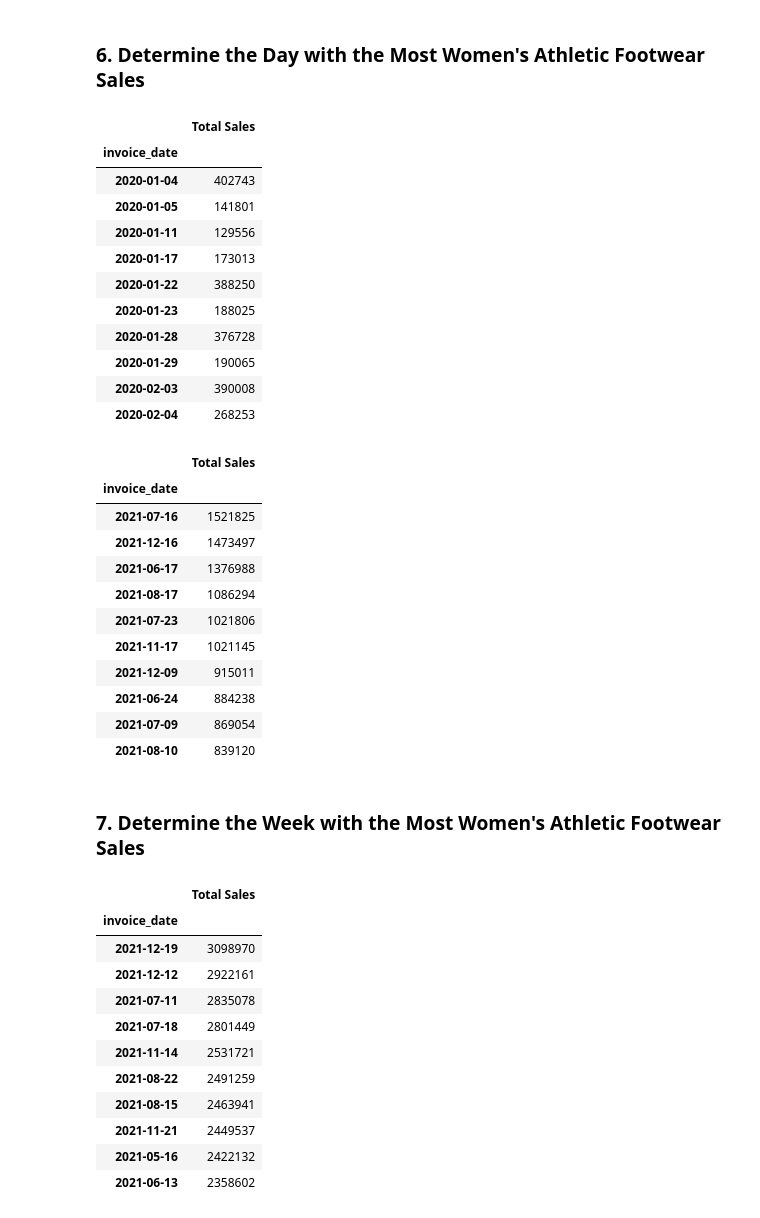
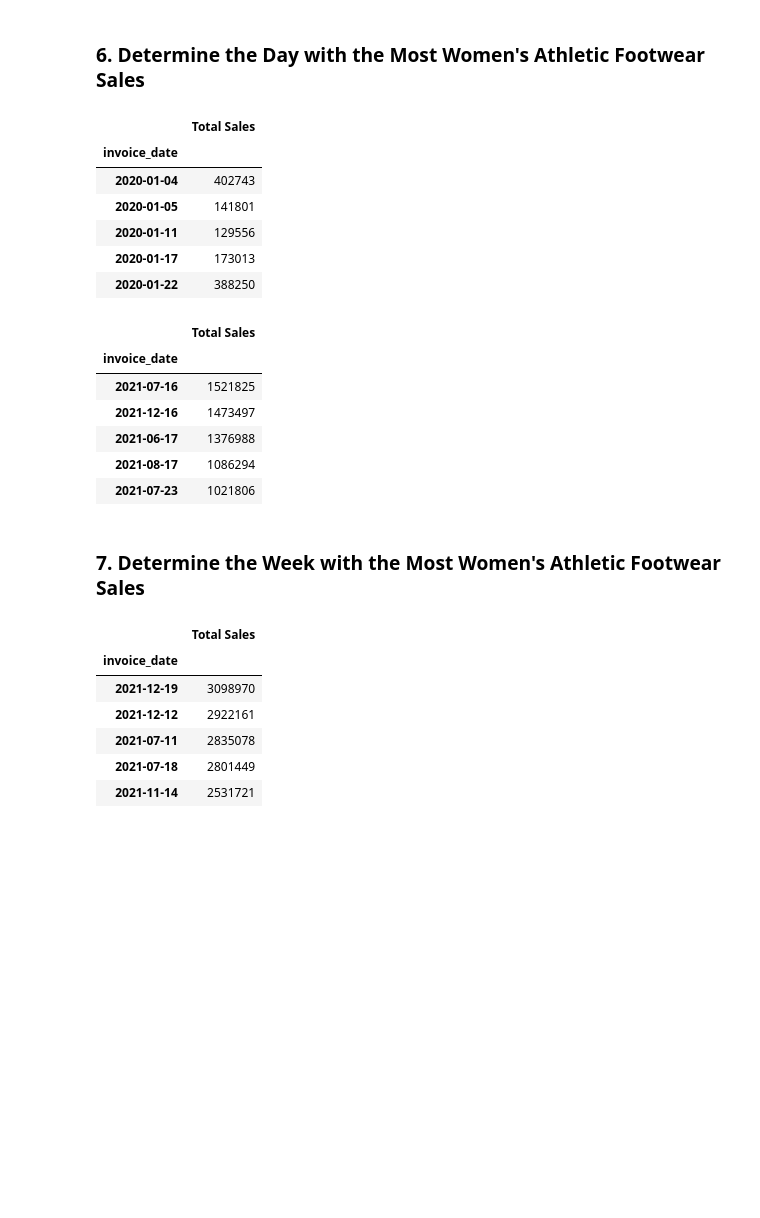
Before and after one commit to elcooney/athletic_sales_analysis, a Jupyter notebook: athletic_sales_analysis.ipynb, the cells around one changed output. Drawn from its saved outputs; the diff is of its cells as text; code cells hidden in the pictures; blank space fills up the shorter version.

```diff
--- a/athletic_sales_analysis.ipynb
+++ b/athletic_sales_analysis.ipynb
@@ -6,5 +6,10 @@ import pandas as pd
 #### Import CSVs
 # %%
 # Read the CSV files into DataFrames.
+path_2020 = "Resources/athletic_sales_2020.csv"
+path_2021 = "Resources/athletic_sales_2021.csv"
+
+sales_2020_df = pd.read_csv(path_2020)
+sales_2021_df = pd.read_csv(path_2021)
 # %%
 # Display the 2020 sales DataFrame
@@ -88,6 +97,9 @@ memory usage: 782.6+ KB
 #### Combine the sales data by rows.
 # %%
 # Combine the 2020 and 2021 sales DataFrames on the rows and reset the index.
+all_sales_df = pd.concat([sales_2020_df, sales_2021_df])
+all_sales_df = all_sales_df.reset_index(drop=True)
+all_sales_df
 # %% [output]
 |  | retailer | retailer_id | invoice_date | region | state | city | product | price_per_unit | units_sold | ... |
 | 0 | Foot Locker | 1185732 | 1/1/20 | Northeast | New York | New York | Men's Street Footwear | 50 | 1200 | ... |
@@ -142,6 +156,8 @@ dtypes: float64(1), int64(4), object(7)
 memory usage: 904.2+ KB
 # %%
 # Convert the "invoice_date" to a datetime datatype
+all_sales_df['invoice_date'] = pd.to_datetime(all_sales_df['invoice_date'], format='%m/%d/%y')
+all_sales_df
 # %% [output]
 |  | retailer | retailer_id | invoice_date | region | state | city | product | price_per_unit | units_sold | ... |
 | 0 | Foot Locker | 1185732 | 2020-01-01 | Northeast | New York | New York | Men's Street Footwear | 50 | 1200 | ... |
@@ -290,6 +317,8 @@ memory usage: 904.2+ KB
 ### 5. Determine which Retailer Sold the Most Women's Athletic Footwear
 # %%
 # Filter the sales data to get the women's athletic footwear sales data.
+all_womens_sales_df = all_sales_df.loc[all_sales_df["product"]=="Women's Athletic Footwear"]
+all_womens_sales_df
 # %% [output]
 |  | retailer | retailer_id | invoice_date | region | state | city | product | price_per_unit | units_sold | ... |
 | 21 | Foot Locker | 1185732 | 2020-01-04 | Northeast | New York | New York | Women's Athletic Footwear | 36 | 281 | ... |
@@ -342,30 +373,27 @@ memory usage: 904.2+ KB
 ### 6. Determine the Day with the Most Women's Athletic Footwear Sales
 # %%
 # Create a pivot table with the 'invoice_date' column is the index, and the "total_sales" as the values.
-
+most_sales_df = pd.pivot_table(all_womens_sales_df, index = "invoice_date", values = "total_sales", aggfunc="sum")
 
 # Optional: Rename the "total_sales" column to "Total Sales"
-
+most_sales_df = most_sales_df.rename(columns={"total_sales":"Total Sales"})
 
 # Show the table.
+most_sales_df.head()
 # %% [output]
 |  | Total Sales |
 | invoice_date |  |
 | 2020-01-04 | 402743 |
 | 2020-01-05 | 141801 |
 | 2020-01-11 | 129556 |
 | 2020-01-17 | 173013 |
 | 2020-01-22 | 388250 |
-| 2020-01-23 | 188025 |
-| 2020-01-28 | 376728 |
-| 2020-01-29 | 190065 |
-| 2020-02-03 | 390008 |
-| 2020-02-04 | 268253 |
 # %%
 # Resample the pivot table into daily bins, and get the total sales for each day.
-
+resampled_most_sales_df = most_sales_df.resample('D').sum()
 
 # Sort the resampled pivot table in descending order on "Total Sales".
+resampled_most_sales_df.sort_values(by="Total Sales", ascending=False).head()
 # %% [output]
 |  | Total Sales |
 | invoice_date |  |
@@ -374,18 +402,14 @@ memory usage: 904.2+ KB
 | 2021-06-17 | 1376988 |
 | 2021-08-17 | 1086294 |
 | 2021-07-23 | 1021806 |
-| 2021-11-17 | 1021145 |
-| 2021-12-09 | 915011 |
-| 2021-06-24 | 884238 |
-| 2021-07-09 | 869054 |
-| 2021-08-10 | 839120 |
 # %% [markdown]
 ### 7.  Determine the Week with the Most Women's Athletic Footwear Sales
 # %%
 # Resample the pivot table into weekly bins, and get the total sales for each week.
-
+resampled_most_sales_df = most_sales_df.resample('W').sum()
 
 # Sort the resampled pivot table in descending order on "Total Sales".
+resampled_most_sales_df.sort_values(by="Total Sales", ascending=False).head()
 # %% [output]
 |  | Total Sales |
 | invoice_date |  |
@@ -394,8 +418,3 @@ memory usage: 904.2+ KB
 | 2021-07-11 | 2835078 |
 | 2021-07-18 | 2801449 |
 | 2021-11-14 | 2531721 |
-| 2021-08-22 | 2491259 |
-| 2021-08-15 | 2463941 |
-| 2021-11-21 | 2449537 |
-| 2021-05-16 | 2422132 |
-| 2021-06-13 | 2358602 |
```
Also changed, not shown: parts of 15 cells of this notebook.
